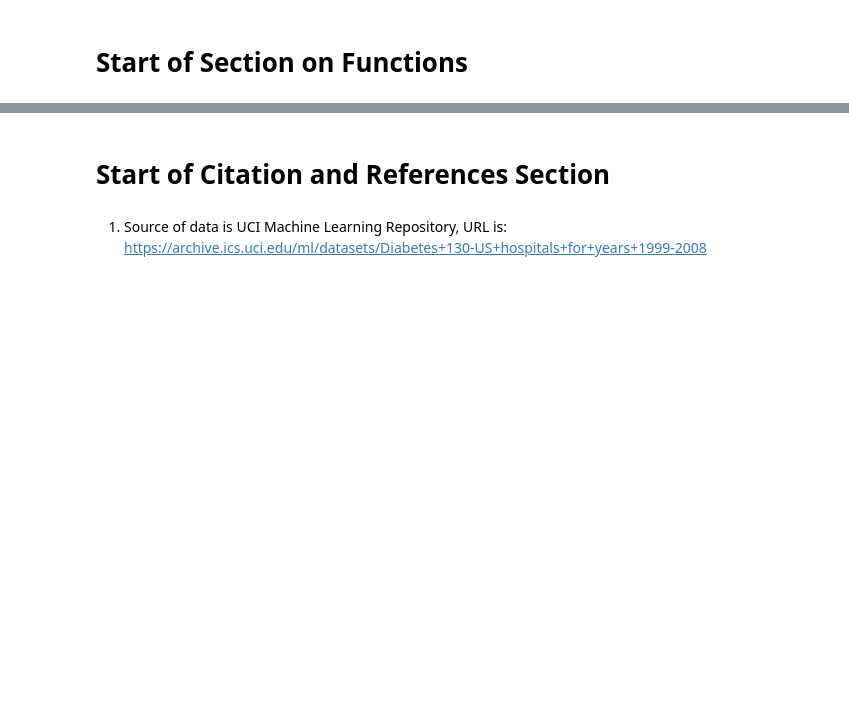
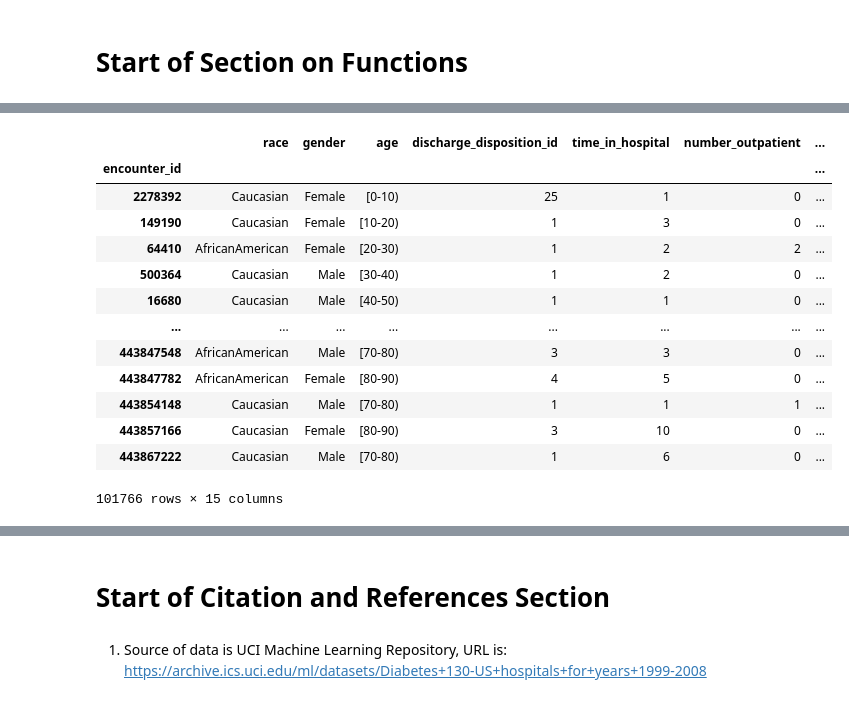
Before and after one commit to michaelakinosho/diabetes_readmission, a Jupyter notebook: diabetes_readmission.ipynb, the cells around one changed output, grey strips where cells are left out. Cells and saved outputs as stored; diff of their text form; code cells hidden in the pictures; blank space fills up the shorter version.

```diff
--- a/diabetes_readmission.ipynb
+++ b/diabetes_readmission.ipynb
@@ -121,3 +158,0 @@ features_excluded = ['encounter_id','weight','payer_code','medical_specialty','d
-# %%
-# Dropping columns
-df.drop(columns=features_excluded,inplace=True)
@@ -123,0 +180,26 @@ df.drop(columns=features_excluded,inplace=True)
+# %%
+features_included = ['race','gender','age','discharge_disposition_id','time_in_hospital','number_outpatient',
+                     'number_emergency','number_inpatient','number_diagnoses','max_glu_serum','A1Cresult','insulin','change','diabetesMed','readmitted']
+#features_included = ['patient_nbr','race','gender','age','discharge_disposition_id','time_in_hospital','number_outpatient',
+#                     'number_emergency','number_inpatient','number_diagnoses','max_glu_serum','A1Cresult','insulin','change','diabetesMed','readmitted']
+# %%
+# Resetting dataframe df to columns to be used as features and target
+# Columns not in the list features_included will be dropped
+df = df[features_included]
+# %%
+df
+# %% [output]
+|  | race | gender | age | discharge_disposition_id | time_in_hospital | number_outpatient | ... |
+| encounter_id |  |  |  |  |  |  | ... |
+| 2278392 | Caucasian | Female | [0-10) | 25 | 1 | 0 | ... |
+| 149190 | Caucasian | Female | [10-20) | 1 | 3 | 0 | ... |
+| 64410 | AfricanAmerican | Female | [20-30) | 1 | 2 | 2 | ... |
+| 500364 | Caucasian | Male | [30-40) | 1 | 2 | 0 | ... |
+| 16680 | Caucasian | Male | [40-50) | 1 | 1 | 0 | ... |
+| ... | ... | ... | ... | ... | ... | ... | ... |
+| 443847548 | AfricanAmerican | Male | [70-80) | 3 | 3 | 0 | ... |
+| 443847782 | AfricanAmerican | Female | [80-90) | 4 | 5 | 0 | ... |
+| 443854148 | Caucasian | Male | [70-80) | 1 | 1 | 1 | ... |
+| 443857166 | Caucasian | Female | [80-90) | 3 | 10 | 0 | ... |
+| 443867222 | Caucasian | Male | [70-80) | 1 | 6 | 0 | ... |
+101766 rows × 15 columns
```
Also changed, not shown: parts of 38 cells of this notebook, 1 other file.
